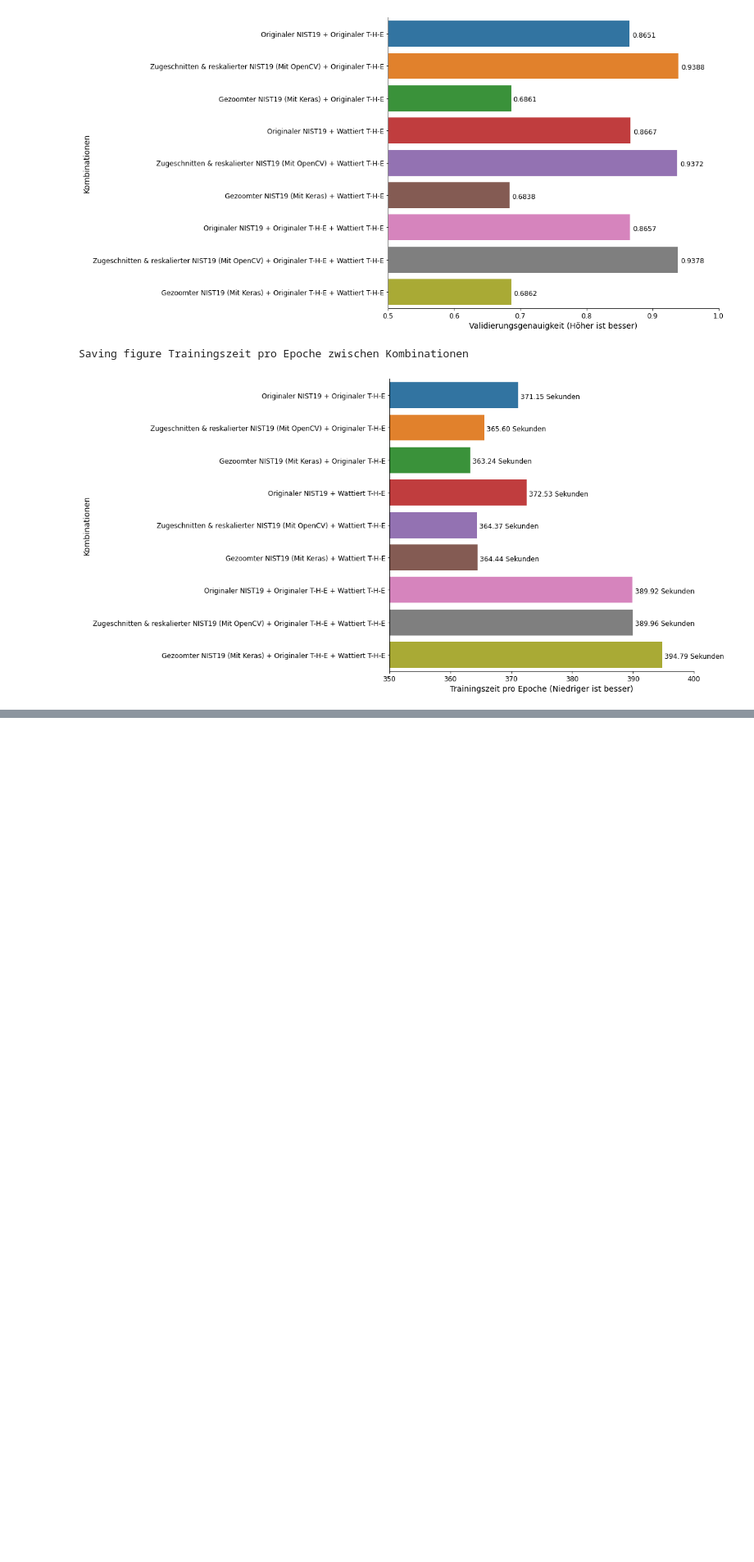
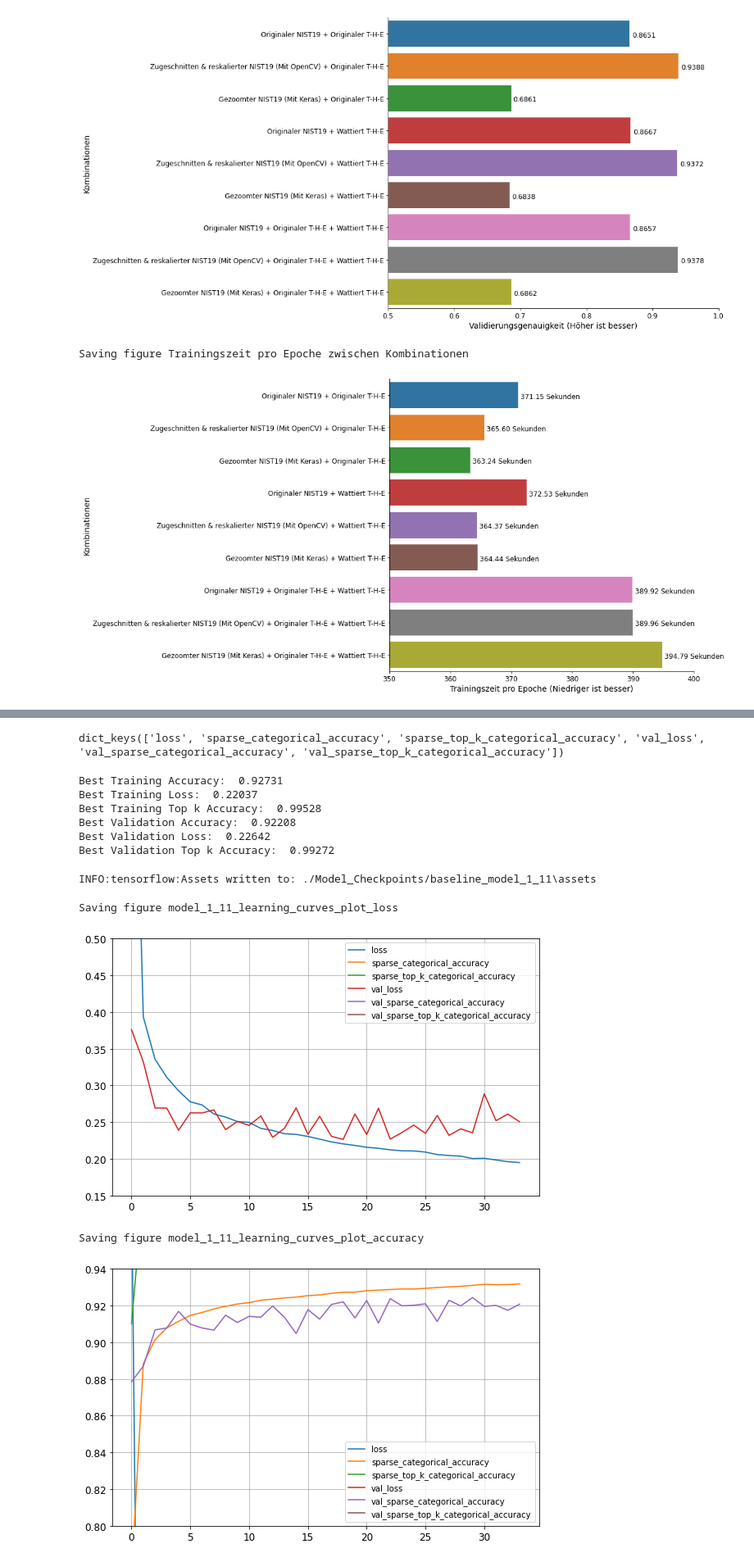
Before and after one commit to abodaotabashi/turkaracter, a Jupyter notebook: Models.ipynb, the cells around one changed output, grey strips where cells are left out. Shown at 82% size. Saved outputs shown, nothing was run; the diff lists cells and outputs as text; code cells hidden in the pictures; blank space fills up the shorter version.

Commit message:
Training Models with Class_weights

```diff
--- a/Models.ipynb
+++ b/Models.ipynb
@@ -1340,0 +1381,6 @@ Saving figure Trainingszeit pro Epoche zwischen Kombinationen
+# %%
+baseline_model.compile(
+    loss="sparse_categorical_crossentropy",
+    optimizer="nadam",
+    metrics=[keras.metrics.SparseCategoricalAccuracy(), keras.metrics.SparseTopKCategoricalAccuracy(k=3)]
+)
@@ -1340,0 +1407,17 @@ Saving figure Trainingszeit pro Epoche zwischen Kombinationen
+# %%
+early_stopping_cb = keras.callbacks.EarlyStopping(patience=15, restore_best_weights=True)
+checkpoint_cb = keras.callbacks.ModelCheckpoint("./Models/baseline_model_1_11.h5", save_best_only=True)
+# %%
+root_logdir = "./Tensorboard_Logs/baseline_model_1_11"
+
+def get_run_logdir():
+    import time
+    run_id = time.strftime("run_%Y_%m_%d-%H_%M_%S")
+    return os.path.join(root_logdir, run_id)
+
+run_logdir = get_run_logdir()
+tensorboard_cb = keras.callbacks.TensorBoard(run_logdir)
+# %%
+model_1_11_t0 = time.time()
+history_1_11 = baseline_model.fit(X_train, y_train, class_weight=class_weights, epochs=100, validation_split=0.2, callbacks=[checkpoint_cb, early_stopping_cb, tensorboard_cb])
+model_1_11_t1 = time.time()
@@ -1340,0 +1446,39 @@ Saving figure Trainingszeit pro Epoche zwischen Kombinationen
+# %%
+history_1_11.history.keys()
+# %% [output]
+dict_keys(['loss', 'sparse_categorical_accuracy', 'sparse_top_k_categorical_accuracy', 'val_loss', 'val_sparse_categorical_accuracy', 'val_sparse_top_k_categorical_accuracy'])
+# %%
+print("Best Training Accuracy: ", round(history_1_11.history['sparse_categorical_accuracy'][-16], 5))
+print("Best Training Loss: ", round(history_1_11.history['loss'][-16], 5))
+print("Best Training Top k Accuracy: ", round(history_1_11.history['sparse_top_k_categorical_accuracy'][-16], 5))
+print("Best Validation Accuracy: ", round(history_1_11.history['val_sparse_categorical_accuracy'][-16], 5))
+print("Best Validation Loss: ", round(history_1_11.history['val_loss'][-16], 5))
+print("Best Validation Top k Accuracy: ", round(history_1_11.history['val_sparse_top_k_categorical_accuracy'][-16], 5))
+# %% [output]
+Best Training Accuracy:  0.92731
+Best Training Loss:  0.22037
+Best Training Top k Accuracy:  0.99528
+Best Validation Accuracy:  0.92208
+Best Validation Loss:  0.22642
+Best Validation Top k Accuracy:  0.99272
+# %%
+baseline_model.save("./Model_Checkpoints/baseline_model_1_11")
+# %% [output]
+INFO:tensorflow:Assets written to: ./Model_Checkpoints/baseline_model_1_11\assets
+# %%
+pd.DataFrame(history_1_11.history).plot(figsize=(8, 5))
+plt.grid(True)
+plt.gca().set_ylim(0.15, 0.5)
+save_fig("model_1_11_learning_curves_plot_loss")
+plt.show()
+
+pd.DataFrame(history_1_11.history).plot(figsize=(8, 5))
+plt.grid(True)
+plt.gca().set_ylim(0.8, 0.94)
+save_fig("model_1_11_learning_curves_plot_accuracy")
+plt.show()
+# %% [output]
+Saving figure model_1_11_learning_curves_plot_loss
+[figure, added]
+Saving figure model_1_11_learning_curves_plot_accuracy
+[figure, added]
```
Also changed, not shown: parts of 40 cells of this notebook, 9 other files.
